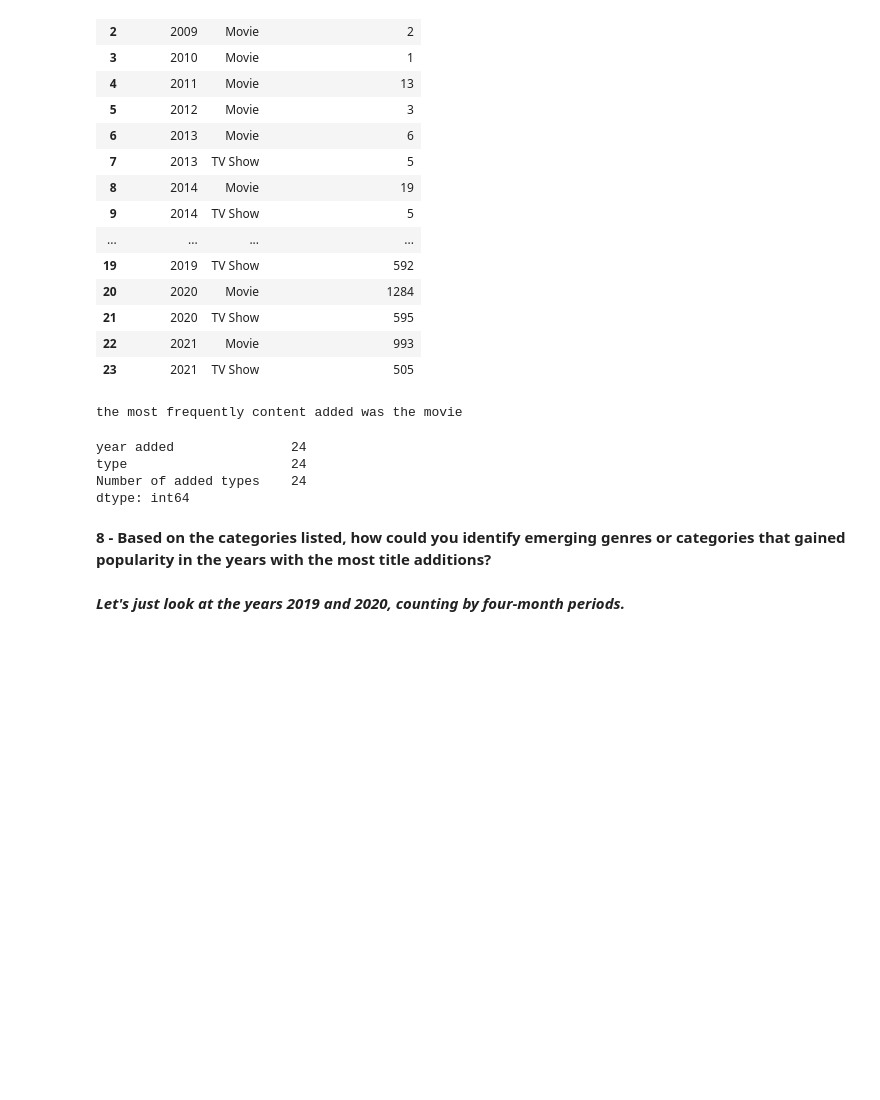
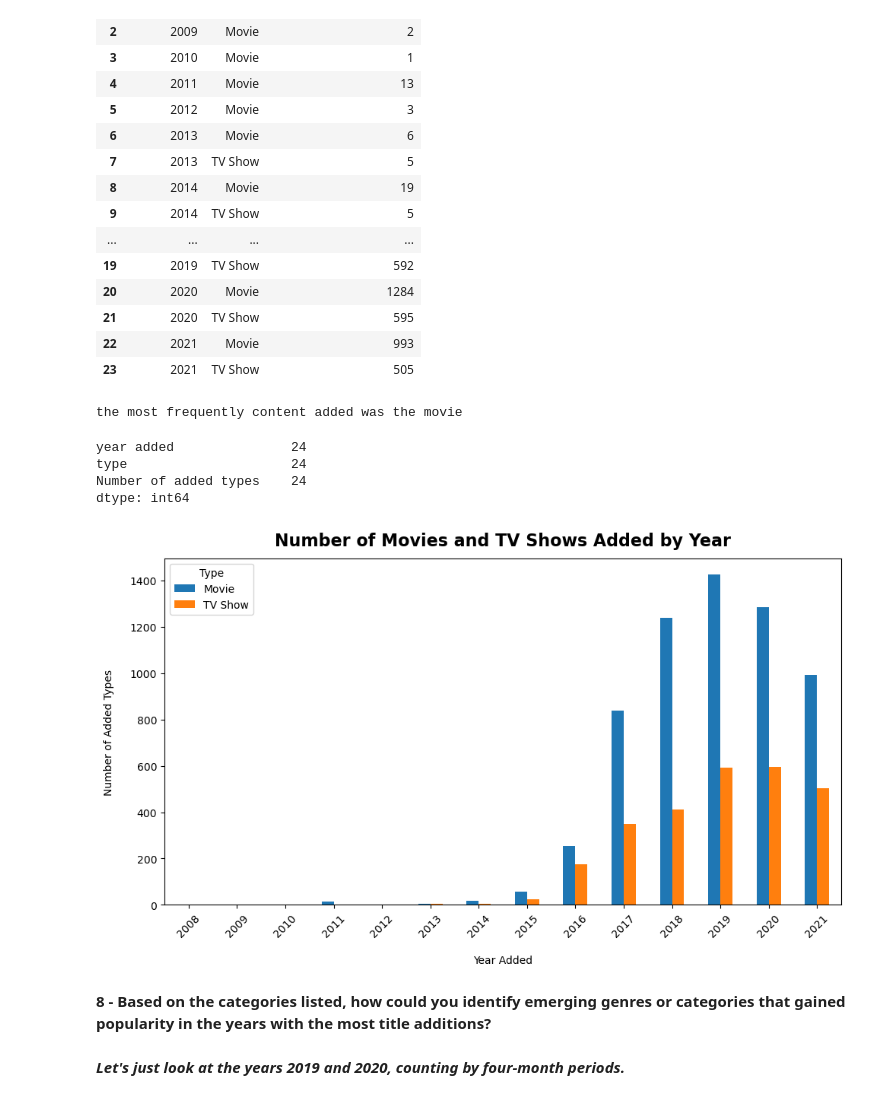
Before and after one commit to devWeb-JP18/bi-data-ai-portfolio, a Jupyter notebook: projects_data_analysis_and_BI/netflix/app.ipynb, the cells around one changed output. Cells and saved outputs as stored; diff of their text form; code cells hidden in the pictures; blank space fills up the shorter version.

```diff
--- a/projects_data_analysis_and_BI/netflix/app.ipynb
+++ b/projects_data_analysis_and_BI/netflix/app.ipynb
@@ -616,6 +616,26 @@ year added               24
 type                     24
 Number of added types    24
 dtype: int64
+# %%
+#Data visualization
+
+df_pivot = grouped_movies_shows_added.pivot(index='year added', columns='type', values='Number of added types').fillna(0)
+
+df_pivot.plot(kind='bar', figsize=(10,6))
+
+plt.title(
+    'Number of Movies and TV Shows Added by Year',
+    weight='bold',
+    fontsize=16,
+    pad=12)
+plt.xlabel('Year Added', labelpad=15)
+plt.ylabel('Number of Added Types', labelpad=15)
+plt.xticks(rotation=45)
+plt.legend(title='Type')
+plt.tight_layout()
+plt.show()
+# %% [output]
+[figure, added]
 # %% [markdown]
 **8 - Based on the categories listed, how could you identify emerging genres or categories that gained popularity in the years with the most title additions?**
 # %% [markdown]
```
Also changed, not shown: parts of 1 cell of this notebook, 1 other file.
